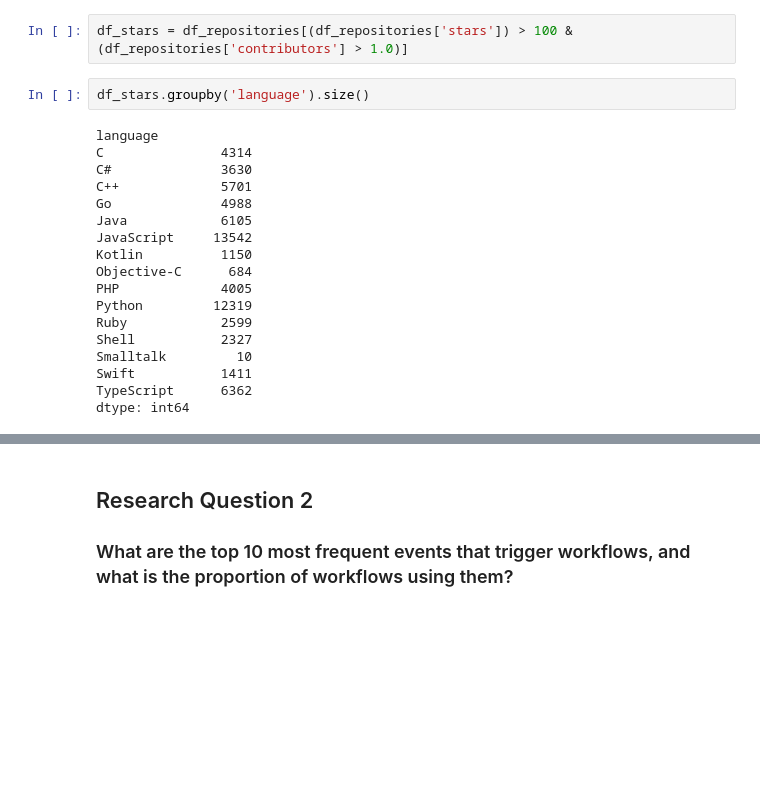
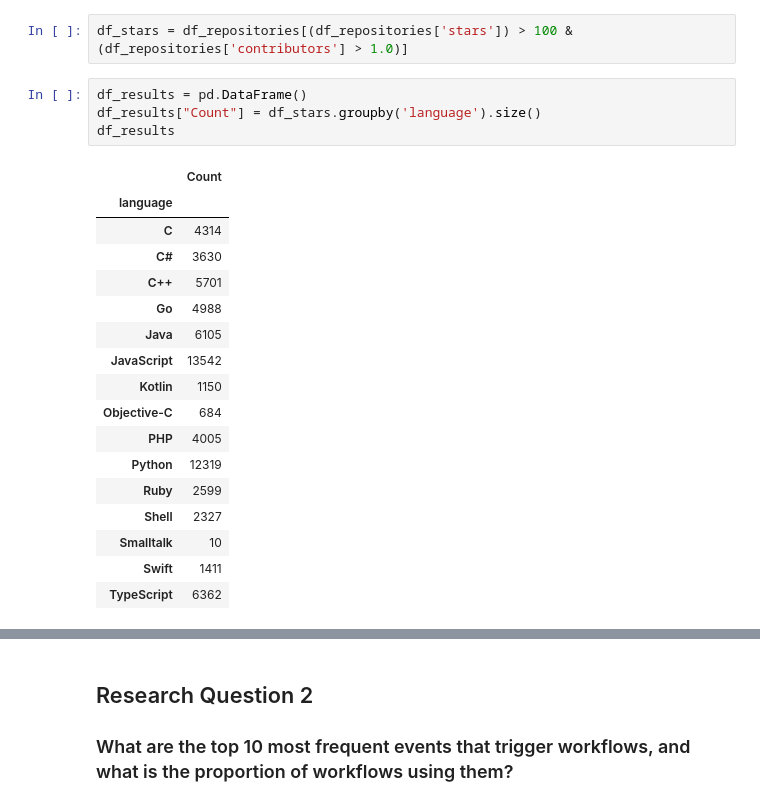
Before and after one commit to Kreik2809/data-analysis, a Jupyter notebook: notebooks/questions.ipynb, the cells around one changed output, grey strips where cells are left out. Drawn from its saved outputs; the diff is of its cells as text; blank space fills up the shorter version.

```diff
--- a/notebooks/questions.ipynb
+++ b/notebooks/questions.ipynb
@@ -34,23 +34,25 @@ df_repositories
 # %%
 df_stars = df_repositories[(df_repositories['stars']) > 100 & (df_repositories['contributors'] > 1.0)]
 # %%
-df_stars.groupby('language').size()
+df_results = pd.DataFrame()
+df_results["Count"] = df_stars.groupby('language').size()
+df_results
 # %% [output]
-language
-C               4314
-C#              3630
-C++             5701
-Go              4988
-Java            6105
-JavaScript     13542
-Kotlin          1150
-Objective-C      684
-PHP             4005
-Python         12319
-Ruby            2599
-Shell           2327
-Smalltalk         10
-Swift           1411
-TypeScript      6362
-dtype: int64
+|  | Count |
+| language |  |
+| C | 4314 |
+| C# | 3630 |
+| C++ | 5701 |
+| Go | 4988 |
+| Java | 6105 |
+| JavaScript | 13542 |
+| Kotlin | 1150 |
+| Objective-C | 684 |
+| PHP | 4005 |
+| Python | 12319 |
+| Ruby | 2599 |
+| Shell | 2327 |
+| Smalltalk | 10 |
+| Swift | 1411 |
+| TypeScript | 6362 |
 # %%
```
Also changed, not shown: parts of 7 cells of this notebook.
